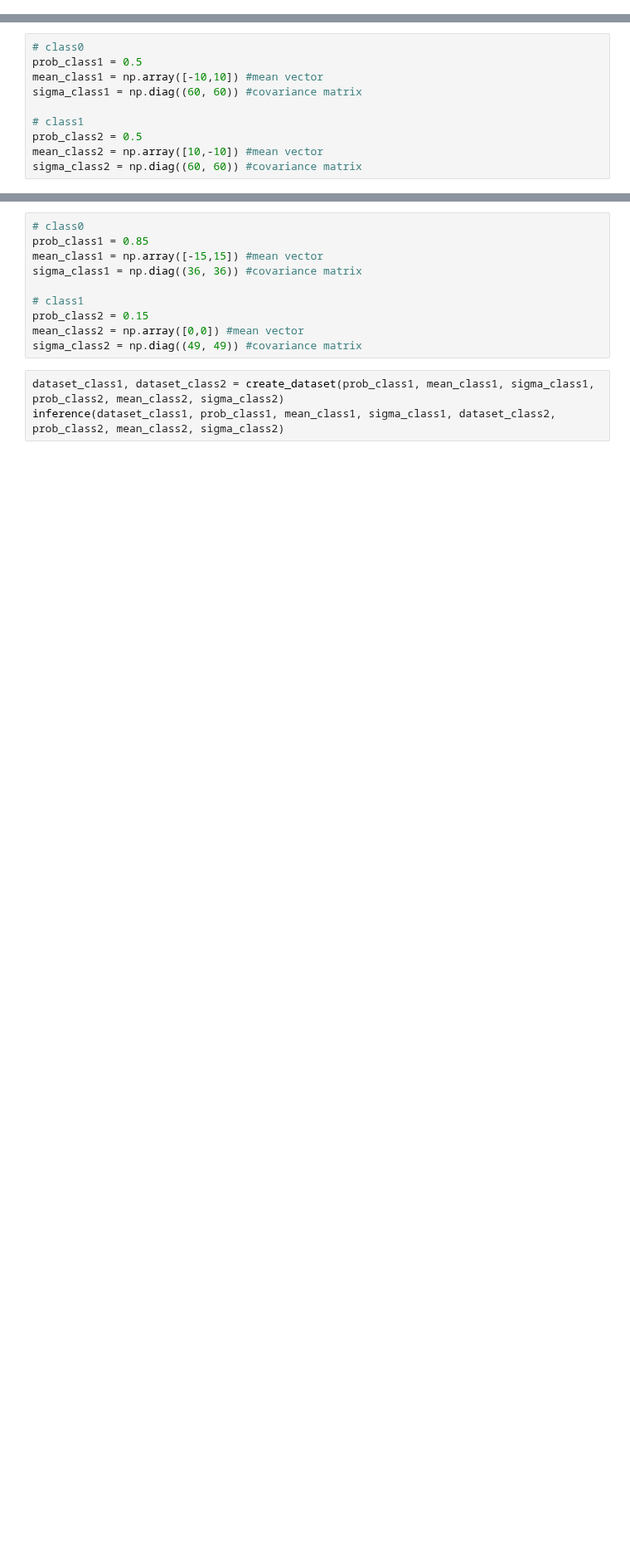
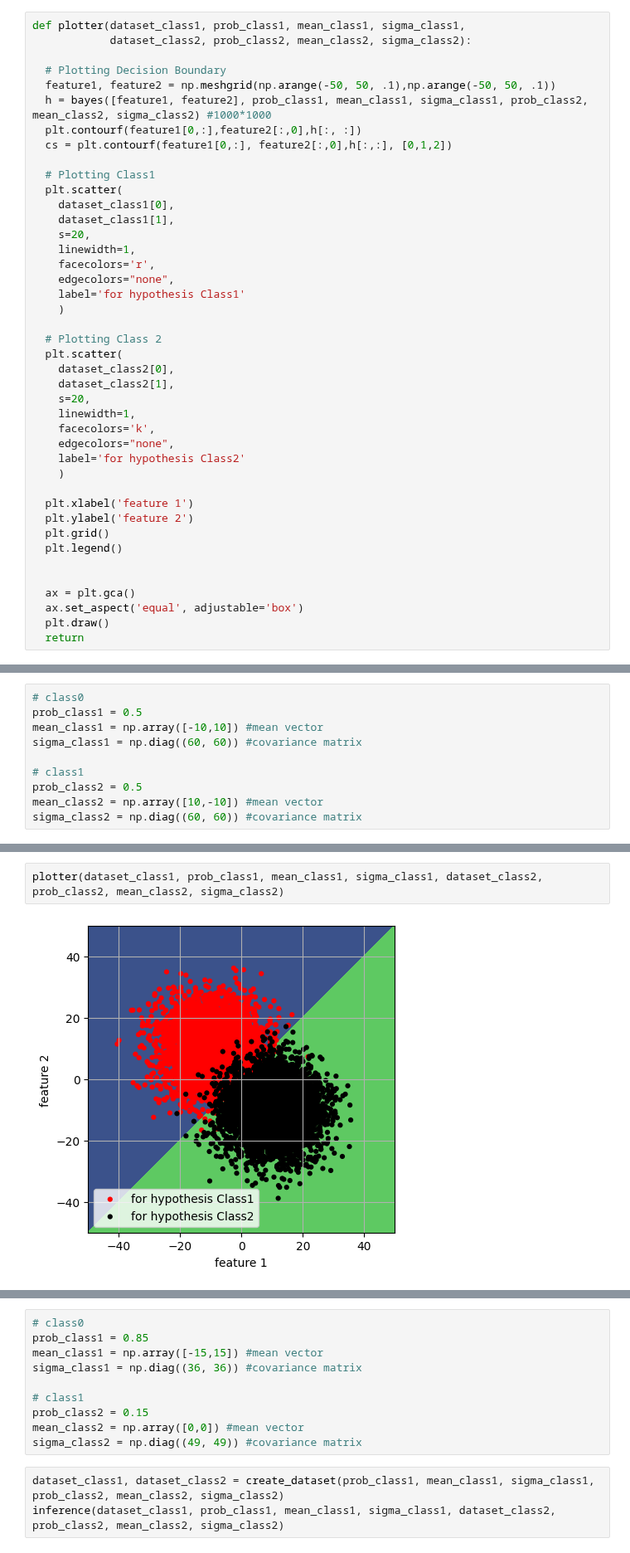
Before and after one commit to khetansarvesh/Tabular-Cross-Sectional-Modelling, a Jupyter notebook: modelling/classification/BayesAlgorithm.ipynb, the cells around one changed output, grey strips where cells are left out. Shown at 83% size. Saved outputs shown, nothing was run; the diff lists cells and outputs as text; blank space fills up the shorter version.

```diff
--- a/modelling/classification/BayesAlgorithm.ipynb
+++ b/modelling/classification/BayesAlgorithm.ipynb
@@ -133 +98,43 @@ def inference(dataset_class1, prob_class1, mean_class1, sigma_class1,
+# %%
+def plotter(dataset_class1, prob_class1, mean_class1, sigma_class1,
+            dataset_class2, prob_class2, mean_class2, sigma_class2):
+
+  # Plotting Decision Boundary
+  feature1, feature2 = np.meshgrid(np.arange(-50, 50, .1),np.arange(-50, 50, .1))
+  h = bayes([feature1, feature2], prob_class1, mean_class1, sigma_class1, prob_class2, mean_class2, sigma_class2) #1000*1000
+  plt.contourf(feature1[0,:],feature2[:,0],h[:, :])
+  cs = plt.contourf(feature1[0,:], feature2[:,0],h[:,:], [0,1,2])
+
+  # Plotting Class1
+  plt.scatter(
+    dataset_class1[0],
+    dataset_class1[1],
+    s=20,
+    linewidth=1,
+    facecolors='r',
+    edgecolors="none",
+    label='for hypothesis Class1'
+    )
+
+  # Plotting Class 2
+  plt.scatter(
+    dataset_class2[0],
+    dataset_class2[1],
+    s=20,
+    linewidth=1,
+    facecolors='k',
+    edgecolors="none",
+    label='for hypothesis Class2'
+    )
+
+  plt.xlabel('feature 1')
+  plt.ylabel('feature 2')
+  plt.grid()
+  plt.legend()
+
+
+  ax = plt.gca()
+  ax.set_aspect('equal', adjustable='box')
+  plt.draw()
+  return
 # %% [markdown]
@@ -155 +160,5 @@ No. of Misclassification to class 2 : 156
+# %%
+plotter(dataset_class1, prob_class1, mean_class1, sigma_class1, dataset_class2, prob_class2, mean_class2, sigma_class2)
+# %% [output]
+[figure, added]
 # %% [markdown]
```
Also changed, not shown: parts of 8 cells of this notebook.
